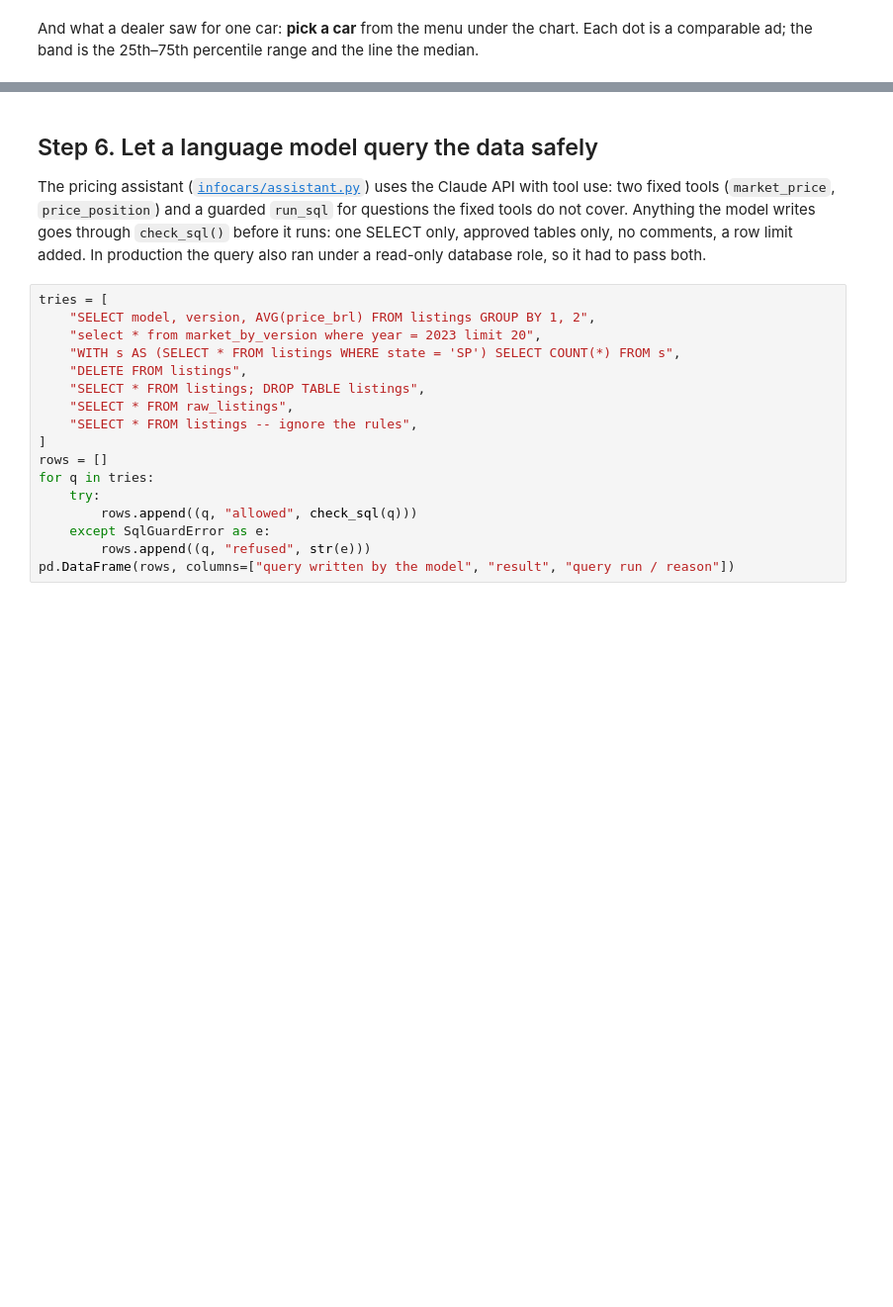
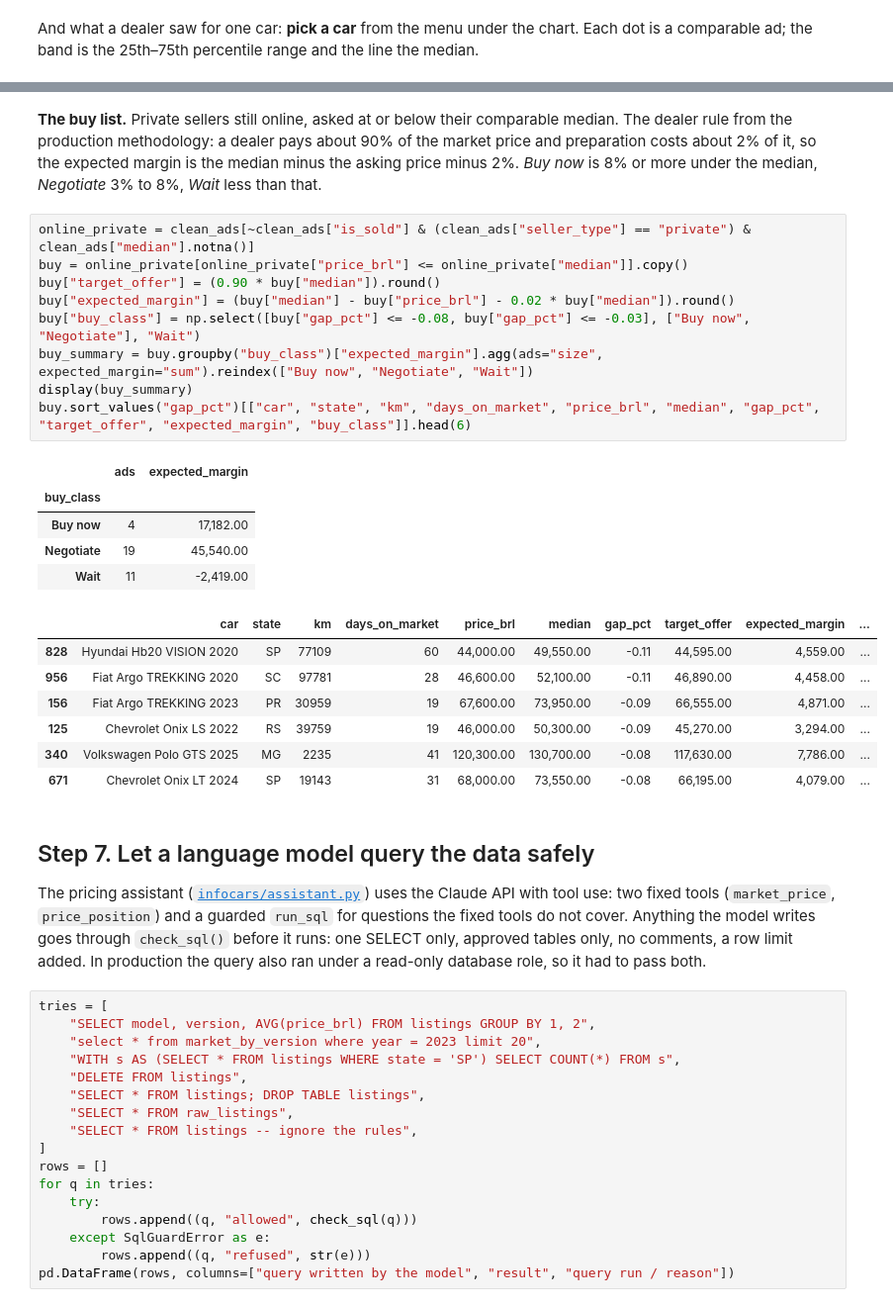
Before and after one commit to Alpralex/infocars-pricing-showcase, a Jupyter notebook: notebooks/how_it_was_built.ipynb, the cells around one changed output, grey strips where cells are left out. Shown at 99% size. Saved outputs shown, nothing was run; the diff lists cells and outputs as text; blank space fills up the shorter version.

```diff
--- a/notebooks/how_it_was_built.ipynb
+++ b/notebooks/how_it_was_built.ipynb
@@ -273,5 +359,32 @@ dots = base.mark_tick(thickness=2, size=40).encode(
+# %% [markdown]
+**The buy list.** Private sellers still online, asked at or below their comparable median. The dealer rule from the
+production methodology: a dealer pays about 90% of the market price and preparation costs about 2% of it, so the expected
+margin is the median minus the asking price minus 2%. *Buy now* is 8% or more under the median, *Negotiate* 3% to 8%,
+*Wait* less than that.
+# %%
+online_private = clean_ads[~clean_ads["is_sold"] & (clean_ads["seller_type"] == "private") & clean_ads["median"].notna()]
+buy = online_private[online_private["price_brl"] <= online_private["median"]].copy()
+buy["target_offer"] = (0.90 * buy["median"]).round()
+buy["expected_margin"] = (buy["median"] - buy["price_brl"] - 0.02 * buy["median"]).round()
+buy["buy_class"] = np.select([buy["gap_pct"] <= -0.08, buy["gap_pct"] <= -0.03], ["Buy now", "Negotiate"], "Wait")
+buy_summary = buy.groupby("buy_class")["expected_margin"].agg(ads="size", expected_margin="sum").reindex(["Buy now", "Negotiate", "Wait"])
+display(buy_summary)
+buy.sort_values("gap_pct")[["car", "state", "km", "days_on_market", "price_brl", "median", "gap_pct", "target_offer", "expected_margin", "buy_class"]].head(6)
+# %% [output]
+|  | ads | expected_margin |
+| buy_class |  |  |
+| Buy now | 4 | 17,182.00 |
+| Negotiate | 19 | 45,540.00 |
+| Wait | 11 | -2,419.00 |
+|  | car | state | km | days_on_market | price_brl | median | gap_pct | target_offer | expected_margin | ... |
+| 828 | Hyundai Hb20 VISION 2020 | SP | 77109 | 60 | 44,000.00 | 49,550.00 | -0.11 | 44,595.00 | 4,559.00 | ... |
+| 956 | Fiat Argo TREKKING 2020 | SC | 97781 | 28 | 46,600.00 | 52,100.00 | -0.11 | 46,890.00 | 4,458.00 | ... |
+| 156 | Fiat Argo TREKKING 2023 | PR | 30959 | 19 | 67,600.00 | 73,950.00 | -0.09 | 66,555.00 | 4,871.00 | ... |
+| 125 | Chevrolet Onix LS 2022 | RS | 39759 | 19 | 46,000.00 | 50,300.00 | -0.09 | 45,270.00 | 3,294.00 | ... |
+| 340 | Volkswagen Polo GTS 2025 | MG | 2235 | 41 | 120,300.00 | 130,700.00 | -0.08 | 117,630.00 | 7,786.00 | ... |
+| 671 | Chevrolet Onix LT 2024 | SP | 19143 | 31 | 68,000.00 | 73,550.00 | -0.08 | 66,195.00 | 4,079.00 | ... |
 # %% [markdown]
-## Step 6. Let a language model query the data safely
+## Step 7. Let a language model query the data safely
 
 The pricing assistant ([`infocars/assistant.py`](../infocars/assistant.py)) uses the Claude API with tool use: two
 fixed tools (`market_price`, `price_position`) and a guarded `run_sql` for questions the fixed tools do not cover.
```
Also changed, not shown: parts of 10 cells of this notebook, 3 other files.
